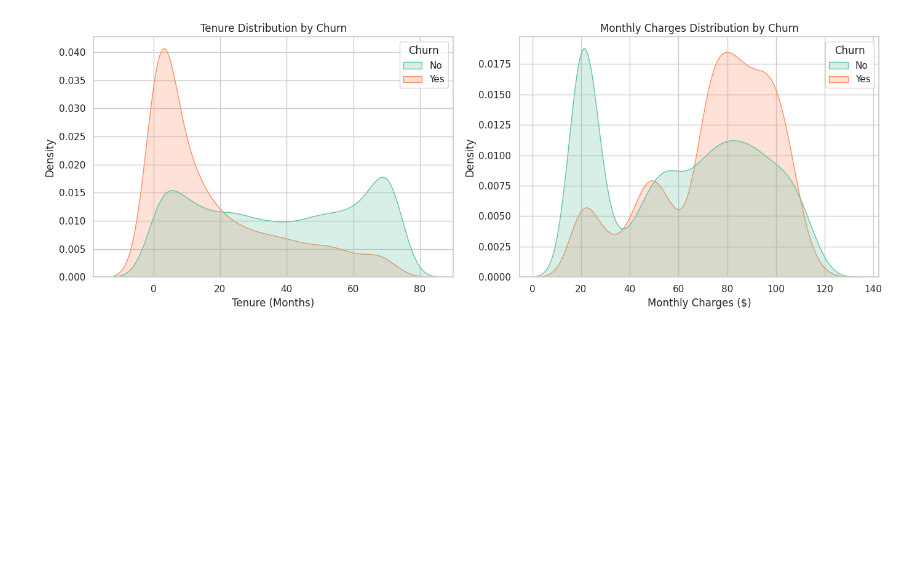
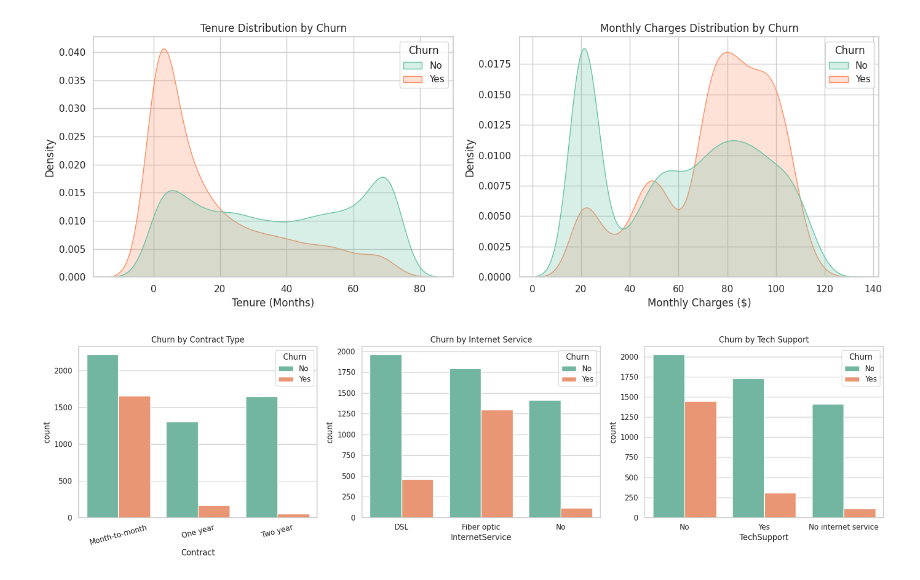
Before and after one commit to thasithgajanayake/Telco-Customer-Churn, a Jupyter notebook: Telco_Churn_ML.ipynb, the cells around one changed output. Cells and saved outputs as stored; diff of their text form; code cells hidden in the pictures; blank space fills up the shorter version.

Commit message:
Fourth Commit : add categorical churn drivers countplots for contract, internet, and tech support (Figure 3)

```diff
--- a/Telco_Churn_ML.ipynb
+++ b/Telco_Churn_ML.ipynb
@@ -98,3 +98,22 @@ plt.savefig('figures/02_numerical_distributions.png', dpi=300)
 plt.show()
 # %% [output]
 [figure]
+# %%
+# Figure 3: Categorical Churn Drivers
+fig, axes = plt.subplots(1, 3, figsize=(18, 5))
+
+sns.countplot(data=df, x='Contract', hue='Churn', palette='Set2', ax=axes[0])
+axes[0].set_title('Churn by Contract Type')
+axes[0].tick_params(axis='x', rotation=15)
+
+sns.countplot(data=df, x='InternetService', hue='Churn', palette='Set2', ax=axes[1])
+axes[1].set_title('Churn by Internet Service')
+
+sns.countplot(data=df, x='TechSupport', hue='Churn', palette='Set2', ax=axes[2])
+axes[2].set_title('Churn by Tech Support')
+
+plt.tight_layout()
+plt.savefig('figures/03_categorical_drivers.png', dpi=300)
+plt.show()
+# %% [output]
+[figure, added]
```
